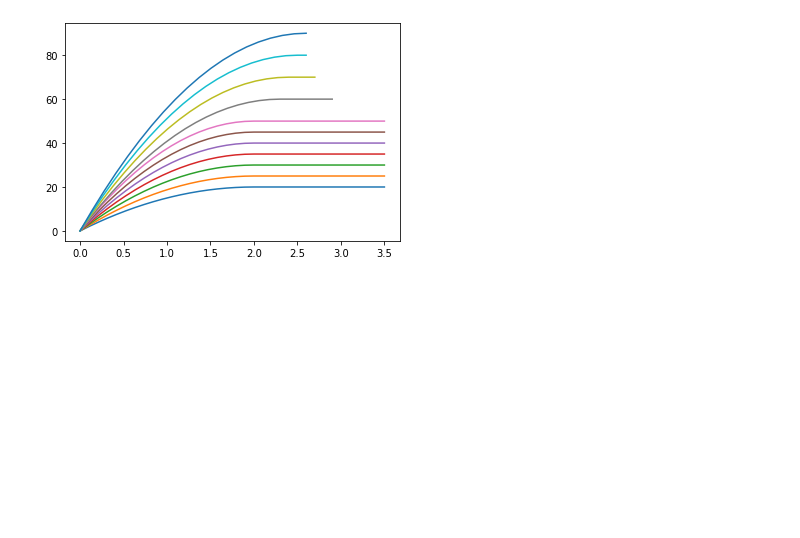
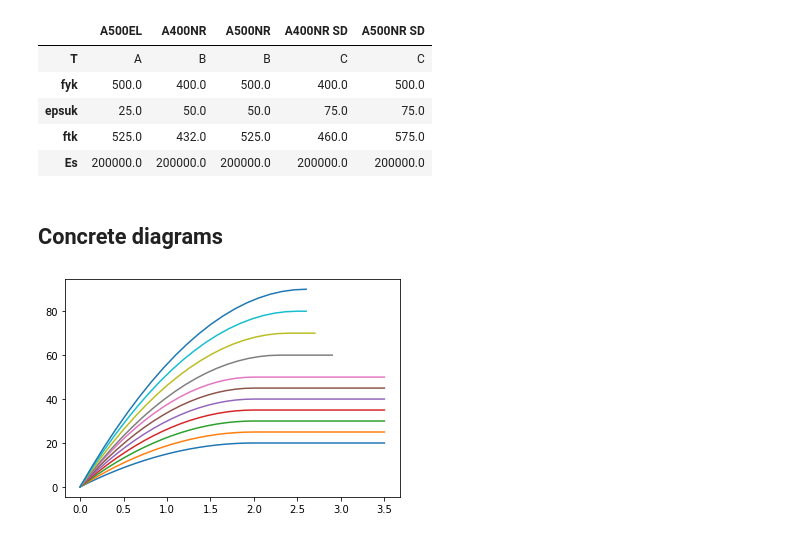
Before and after one commit to pcachim/concrete, a Jupyter notebook: ec2-material.ipynb, the cells around one changed output. Cells and saved outputs as stored; diff of their text form; code cells hidden in the pictures; blank space fills up the shorter version.

```diff
--- a/ec2-material.ipynb
+++ b/ec2-material.ipynb
@@ -16,3 +35,14 @@ c_n = np.array(     [2.0, 2.0, 2.0, 2.0, 2.0, 2.0, 2.0, 1.6, 1.45, 1.4, 1.4])
+# %%
+ec2reinf
+# %% [output]
+|  | A500EL | A400NR | A500NR | A400NR SD | A500NR SD |
+| T | A | B | B | C | C |
+| fyk | 500.0 | 400.0 | 500.0 | 400.0 | 500.0 |
+| epsuk | 25.0 | 50.0 | 50.0 | 75.0 | 75.0 |
+| ftk | 525.0 | 432.0 | 525.0 | 460.0 | 575.0 |
+| Es | 200000.0 | 200000.0 | 200000.0 | 200000.0 | 200000.0 |
+# %% [markdown]
+## Concrete diagrams
 # %%
 n = 20
 stres = np.ones(n)-np.power(np.ones(n)-np.linspace(0, 1, n), 2.0)
```
Also changed, not shown: parts of 5 cells of this notebook, 2 other files.
